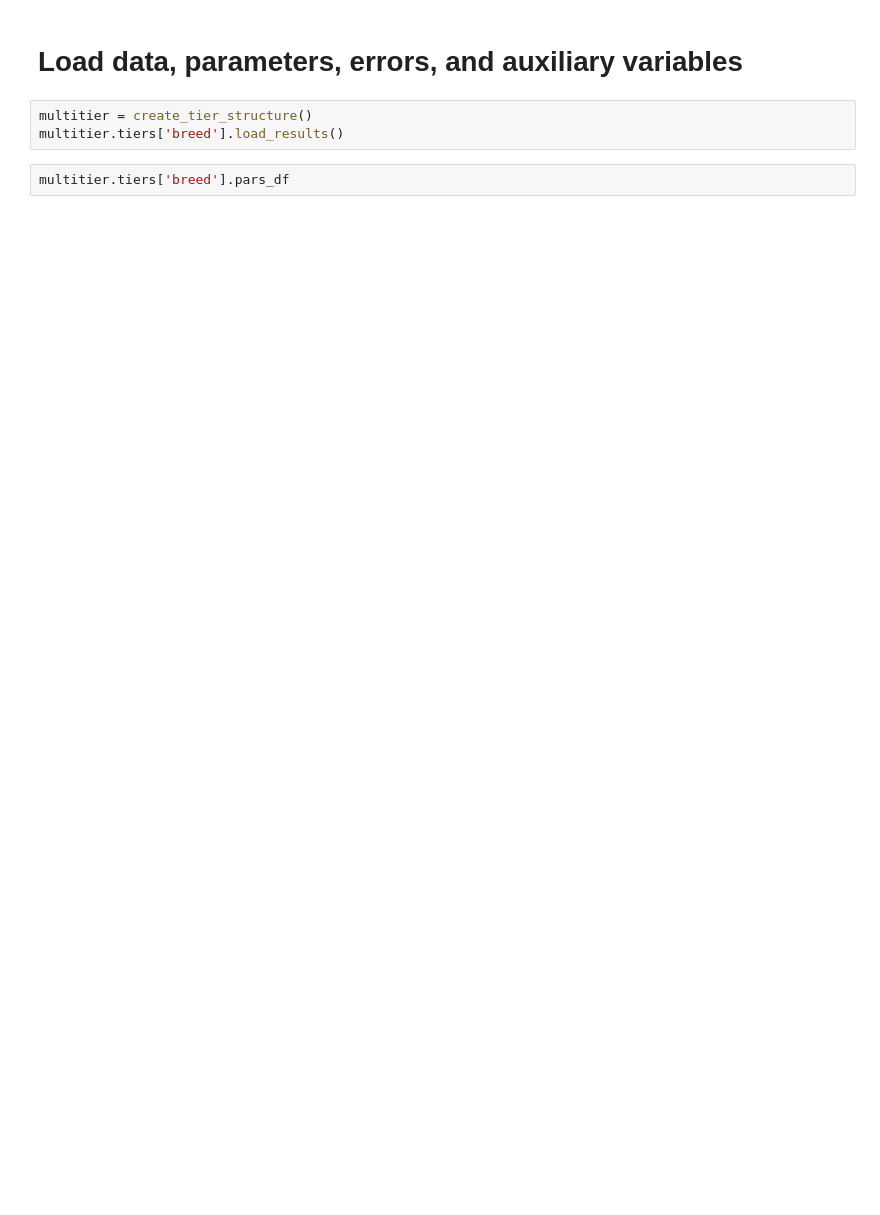
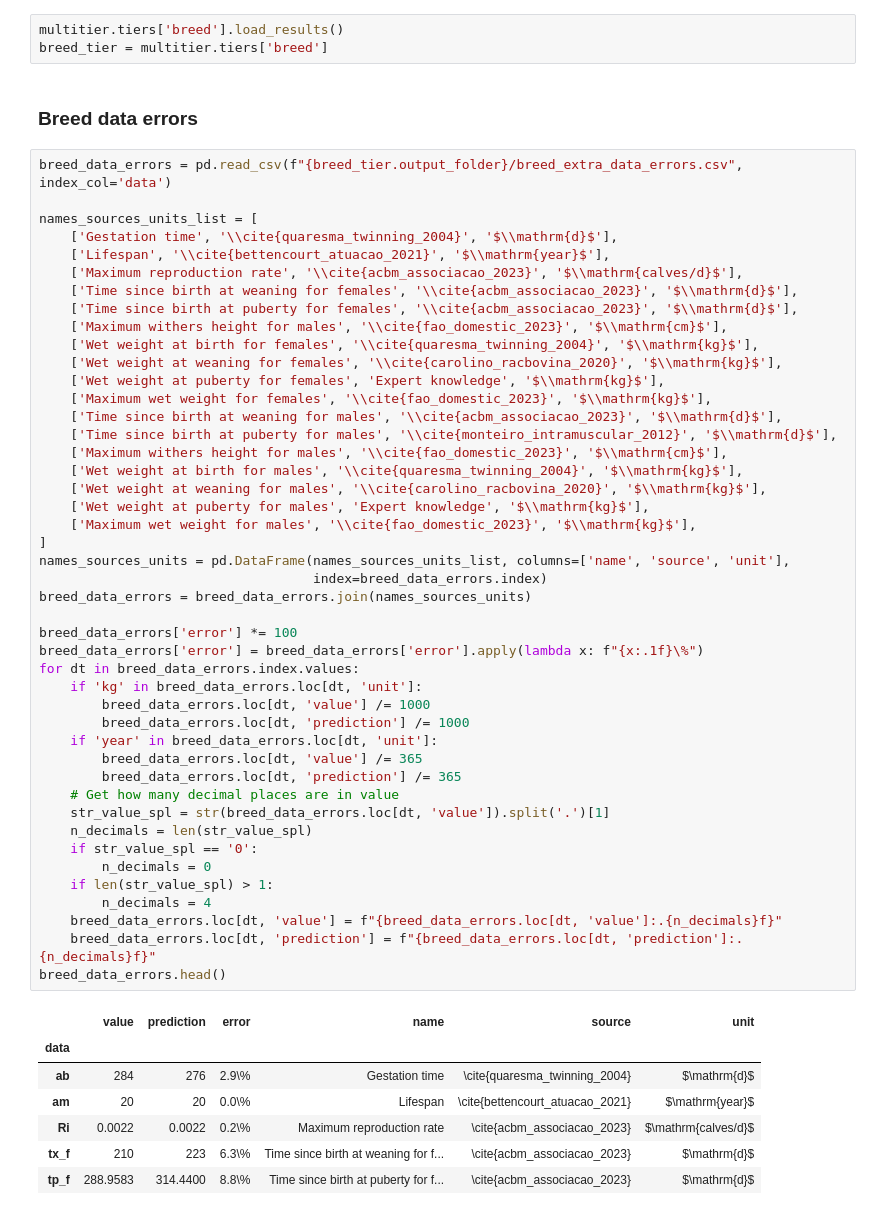
Before and after one commit to diogo-f-oliveira/DEB-Bos-taurus-Mertolenga, a Jupyter notebook: Multitier/Paper Tables and Plots.ipynb, the cells around one changed output. Drawn from its saved outputs; the diff is of its cells as text; blank space fills up the shorter version.

Commit message:
Paper Tables and Plots
Jupyter notebook that formats estimation results into LaTeX tables for each tier and also plots the Figures in the paper.

```diff
--- a/Multitier/Paper Tables and Plots.ipynb
+++ b/Multitier/Paper Tables and Plots.ipynb
@@ -25,7 +86,58 @@ sns.set_style('ticks')
+# %%
+multitier.tiers['breed'].load_results()
+breed_tier = multitier.tiers['breed']
 # %% [markdown]
-# Load data, parameters, errors, and auxiliary variables
+### Breed data errors
-# %%
-multitier = create_tier_structure()
-multitier.tiers['breed'].load_results()
-# %%
-multitier.tiers['breed'].pars_df
+# %%
+breed_data_errors = pd.read_csv(f"{breed_tier.output_folder}/breed_extra_data_errors.csv", index_col='data')
+
+names_sources_units_list = [
+    ['Gestation time', '\\cite{quaresma_twinning_2004}', '$\\mathrm{d}$'],
+    ['Lifespan', '\\cite{bettencourt_atuacao_2021}', '$\\mathrm{year}$'],
+    ['Maximum reproduction rate', '\\cite{acbm_associacao_2023}', '$\\mathrm{calves/d}$'],
+    ['Time since birth at weaning for females', '\\cite{acbm_associacao_2023}', '$\\mathrm{d}$'],
+    ['Time since birth at puberty for females', '\\cite{acbm_associacao_2023}', '$\\mathrm{d}$'],
+    ['Maximum withers height for males', '\\cite{fao_domestic_2023}', '$\\mathrm{cm}$'],
+    ['Wet weight at birth for females', '\\cite{quaresma_twinning_2004}', '$\\mathrm{kg}$'],
+    ['Wet weight at weaning for females', '\\cite{carolino_racbovina_2020}', '$\\mathrm{kg}$'],
+    ['Wet weight at puberty for females', 'Expert knowledge', '$\\mathrm{kg}$'],
+    ['Maximum wet weight for females', '\\cite{fao_domestic_2023}', '$\\mathrm{kg}$'],
+    ['Time since birth at weaning for males', '\\cite{acbm_associacao_2023}', '$\\mathrm{d}$'],
+    ['Time since birth at puberty for males', '\\cite{monteiro_intramuscular_2012}', '$\\mathrm{d}$'],
+    ['Maximum withers height for males', '\\cite{fao_domestic_2023}', '$\\mathrm{cm}$'],
+    ['Wet weight at birth for males', '\\cite{quaresma_twinning_2004}', '$\\mathrm{kg}$'],
+    ['Wet weight at weaning for males', '\\cite{carolino_racbovina_2020}', '$\\mathrm{kg}$'],
+    ['Wet weight at puberty for males', 'Expert knowledge', '$\\mathrm{kg}$'],
+    ['Maximum wet weight for males', '\\cite{fao_domestic_2023}', '$\\mathrm{kg}$'],
+]
+names_sources_units = pd.DataFrame(names_sources_units_list, columns=['name', 'source', 'unit'],
+                                   index=breed_data_errors.index)
+breed_data_errors = breed_data_errors.join(names_sources_units)
+
+breed_data_errors['error'] *= 100
+breed_data_errors['error'] = breed_data_errors['error'].apply(lambda x: f"{x:.1f}\%")
+for dt in breed_data_errors.index.values:
+    if 'kg' in breed_data_errors.loc[dt, 'unit']:
+        breed_data_errors.loc[dt, 'value'] /= 1000
+        breed_data_errors.loc[dt, 'prediction'] /= 1000
+    if 'year' in breed_data_errors.loc[dt, 'unit']:
+        breed_data_errors.loc[dt, 'value'] /= 365
+        breed_data_errors.loc[dt, 'prediction'] /= 365
+    # Get how many decimal places are in value
+    str_value_spl = str(breed_data_errors.loc[dt, 'value']).split('.')[1]
+    n_decimals = len(str_value_spl)
+    if str_value_spl == '0':
+        n_decimals = 0
+    if len(str_value_spl) > 1:
+        n_decimals = 4
+    breed_data_errors.loc[dt, 'value'] = f"{breed_data_errors.loc[dt, 'value']:.{n_decimals}f}"
+    breed_data_errors.loc[dt, 'prediction'] = f"{breed_data_errors.loc[dt, 'prediction']:.{n_decimals}f}"
+breed_data_errors.head()
+# %% [output]
+|  | value | prediction | error | name | source | unit |
+| data |  |  |  |  |  |  |
+| ab | 284 | 276 | 2.9\% | Gestation time | \cite{quaresma_twinning_2004} | $\mathrm{d}$ |
+| am | 20 | 20 | 0.0\% | Lifespan | \cite{bettencourt_atuacao_2021} | $\mathrm{year}$ |
+| Ri | 0.0022 | 0.0022 | 0.2\% | Maximum reproduction rate | \cite{acbm_associacao_2023} | $\mathrm{calves/d}$ |
+| tx_f | 210 | 223 | 6.3\% | Time since birth at weaning for f... | \cite{acbm_associacao_2023} | $\mathrm{d}$ |
+| tp_f | 288.9583 | 314.4400 | 8.8\% | Time since birth at puberty for f... | \cite{acbm_associacao_2023} | $\mathrm{d}$ |
```
Also changed, not shown: parts of 54 cells of this notebook.
